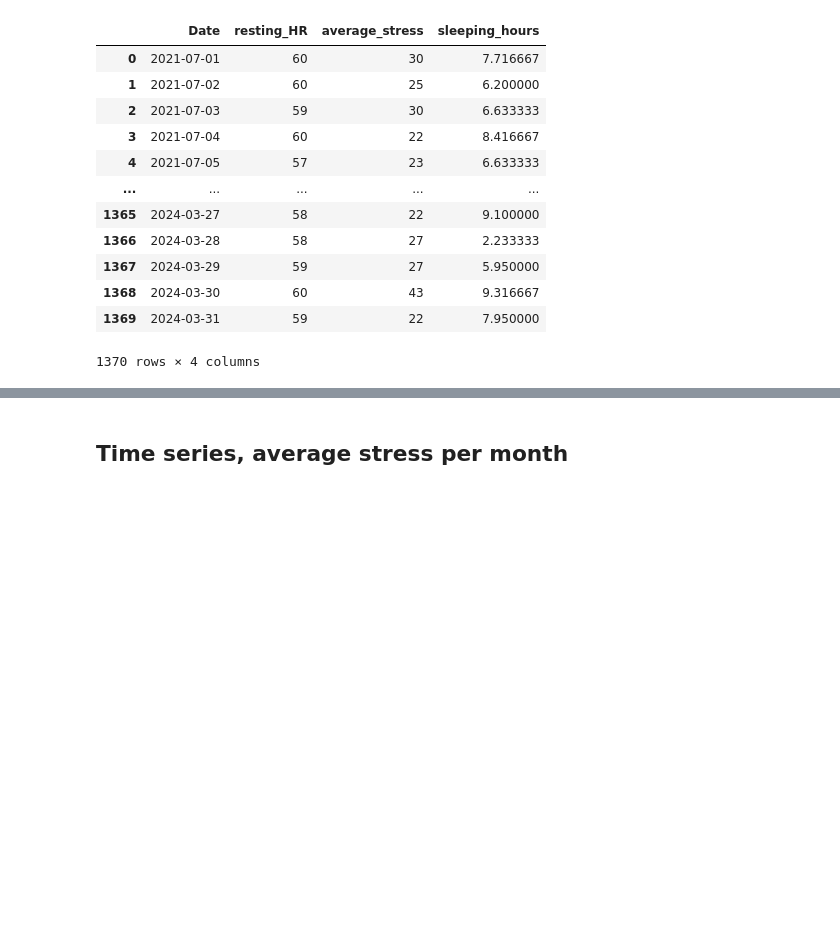
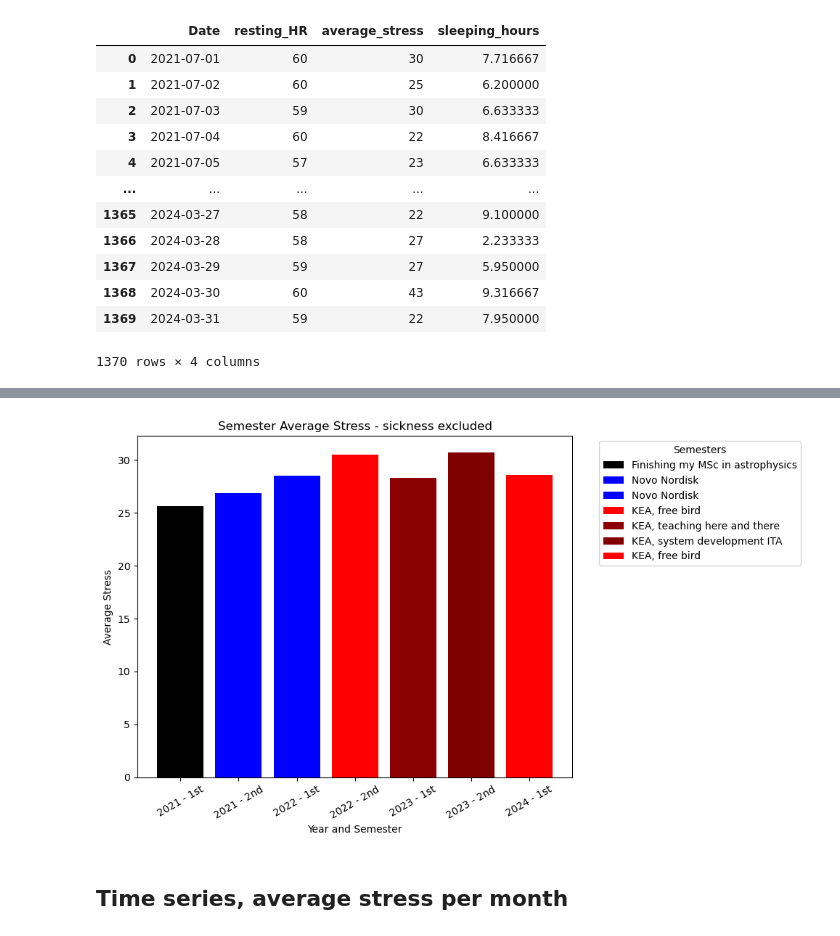
Before and after one commit to cats-and-the-city/playground, a Jupyter notebook: GarminDataStressWellnessActivities.ipynb, the cells around one changed output, grey strips where cells are left out. Drawn from its saved outputs; the diff is of its cells as text; code cells hidden in the pictures; blank space fills up the shorter version.

```diff
--- a/GarminDataStressWellnessActivities.ipynb
+++ b/GarminDataStressWellnessActivities.ipynb
@@ -284,0 +316,7 @@ health_df.set_index('Date', inplace=True)
+# %%
+# Initialize the 'Sick' column to False
+health_df['Sick'] = False
+
+# Set 'Sick' to True for the specific date ranges
+health_df.loc['2023-10-12':'2023-10-30', 'Sick'] = True
+health_df.loc['2022-01-03':'2022-01-05', 'Sick'] = True
@@ -325,3 +364,30 @@ plt.show()
+# %%
+filtered_df = health_df[health_df['Sick'] == False]
+
+# Now calculate the mean stress without including sick days
+semester_stress_exclude_sick = filtered_df.groupby('YearSemester')['average_stress'].mean()
+
+# Plotting stress levels
+fig, ax = plt.subplots(figsize=(10, 6))
+for index, value in semester_stress_exclude_sick.items():
+    color = labels_colors[index][1]
+    label = labels_colors[index][0]
+    bar = ax.bar(index, value, color=color, label=label)
+
+plt.title('Semester Average Stress - sickness excluded')
+plt.xlabel('Year and Semester')
+plt.ylabel('Average Stress')
+plt.xticks(rotation=30)
+
+# Handling the legend to display it outside the plot
+plt.legend(title='Semesters', bbox_to_anchor=(1.05, 1), loc='upper left')
+
+# Adjust layout to make room for the legend outside of the plot
+plt.tight_layout()
+
+plt.show()
+# %% [output]
+[figure, added]
 # %% [markdown]
 ## Time series, average stress per month
 # %%
```
Also changed, not shown: parts of 17 cells of this notebook.
